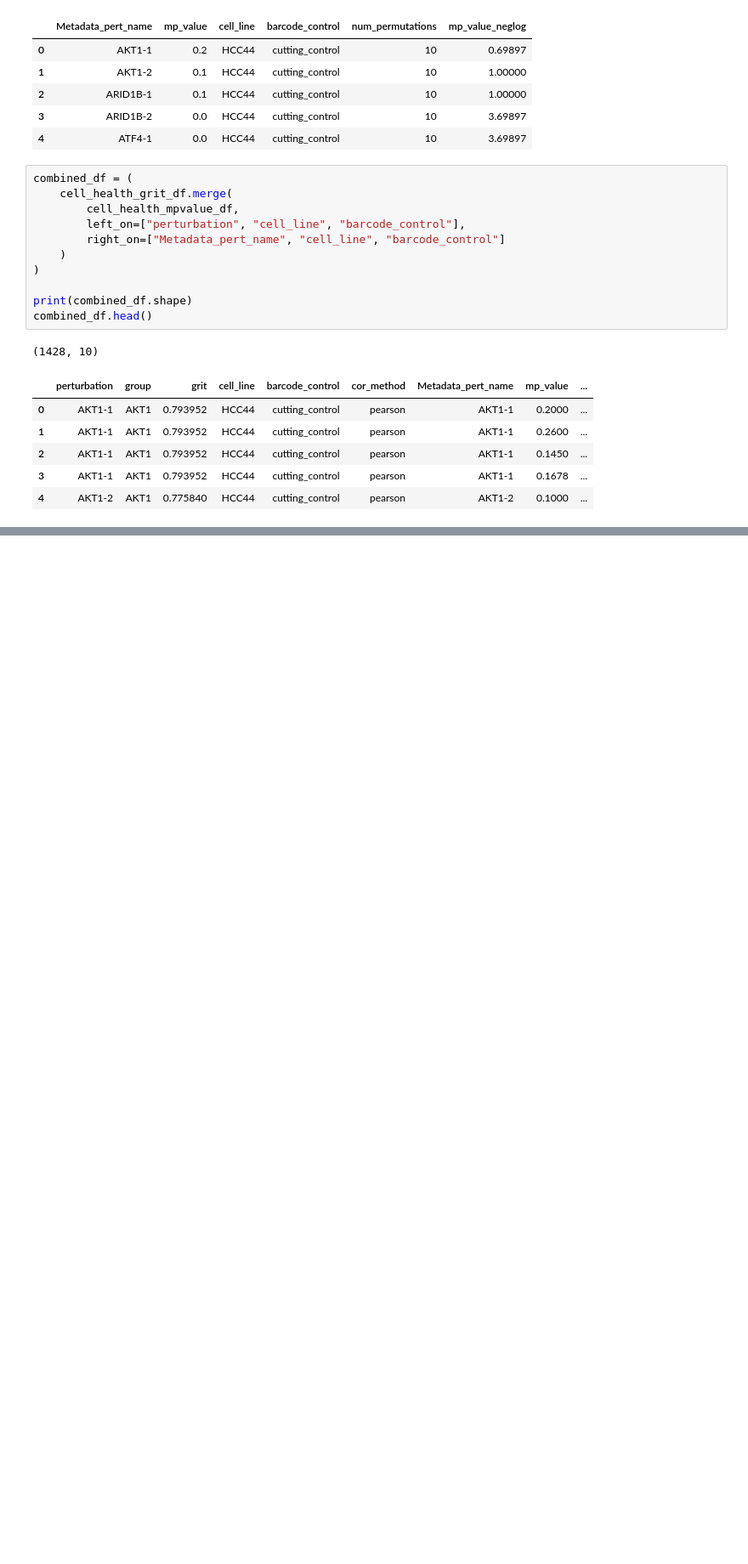
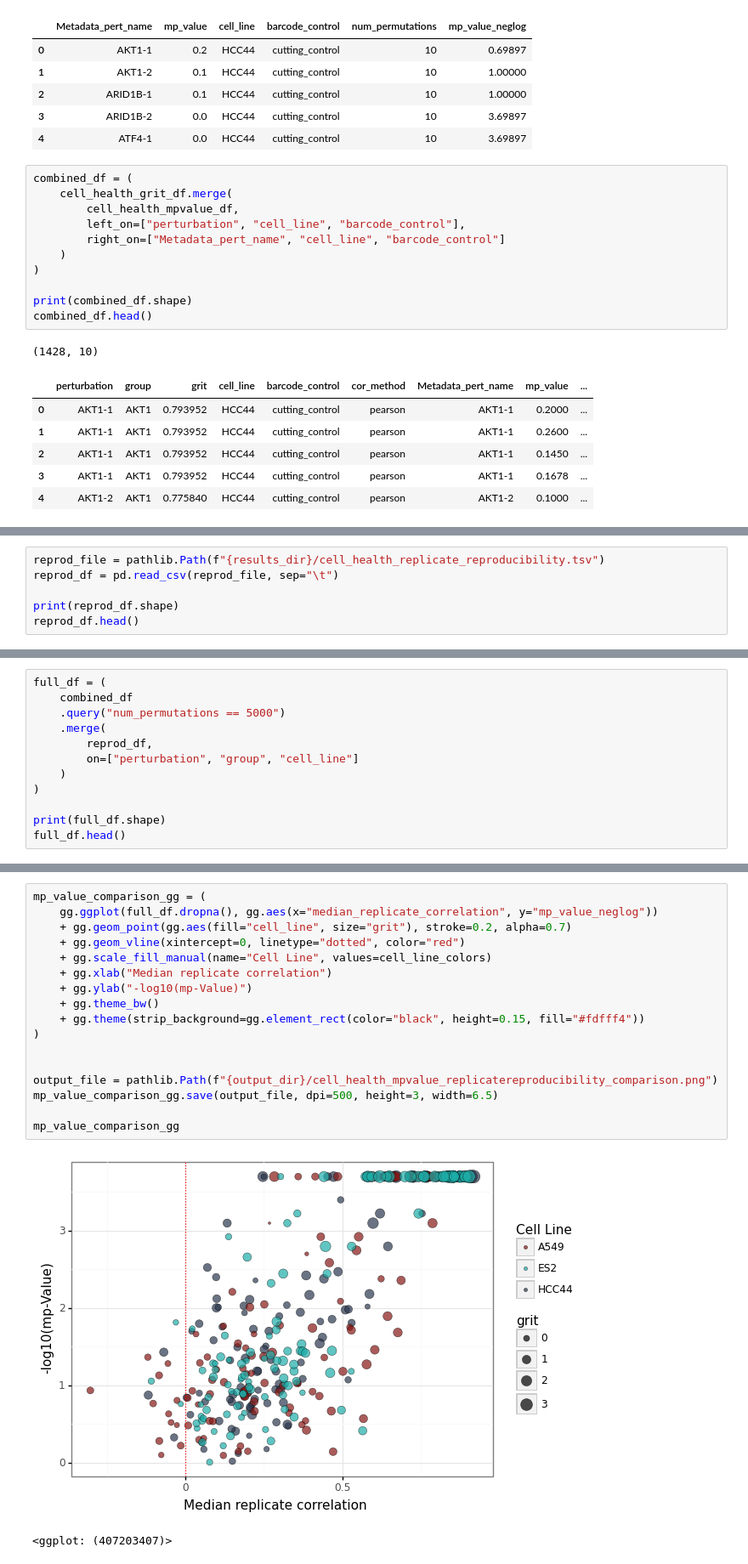
Before and after one commit to broadinstitute/grit-benchmark, a Jupyter notebook: 2.compare-metrics/cell-health/1.compare-mpvalue.ipynb, the cells around one changed output, grey strips where cells are left out. Shown at 85% size. Drawn from its saved outputs; the diff is of its cells as text; blank space fills up the shorter version.

Commit message:
add mp value vs replicate cor

```diff
--- a/2.compare-metrics/cell-health/1.compare-mpvalue.ipynb
+++ b/2.compare-metrics/cell-health/1.compare-mpvalue.ipynb
@@ -106,0 +109,6 @@ mp_value_comparison_gg
+# %%
+reprod_file = pathlib.Path(f"{results_dir}/cell_health_replicate_reproducibility.tsv")
+reprod_df = pd.read_csv(reprod_file, sep="\t")
+
+print(reprod_df.shape)
+reprod_df.head()
@@ -106,0 +123,12 @@ mp_value_comparison_gg
+# %%
+full_df = (
+    combined_df
+    .query("num_permutations == 5000")
+    .merge(
+        reprod_df,
+        on=["perturbation", "group", "cell_line"]
+    )
+)
+
+print(full_df.shape)
+full_df.head()
@@ -106,0 +143,20 @@ mp_value_comparison_gg
+# %%
+mp_value_comparison_gg = (
+    gg.ggplot(full_df.dropna(), gg.aes(x="median_replicate_correlation", y="mp_value_neglog"))
+    + gg.geom_point(gg.aes(fill="cell_line", size="grit"), stroke=0.2, alpha=0.7)
+    + gg.geom_vline(xintercept=0, linetype="dotted", color="red")
+    + gg.scale_fill_manual(name="Cell Line", values=cell_line_colors)
+    + gg.xlab("Median replicate correlation")
+    + gg.ylab("-log10(mp-Value)")
+    + gg.theme_bw()
+    + gg.theme(strip_background=gg.element_rect(color="black", height=0.15, fill="#fdfff4"))
+)
+
+
+output_file = pathlib.Path(f"{output_dir}/cell_health_mpvalue_replicatereproducibility_comparison.png")
+mp_value_comparison_gg.save(output_file, dpi=500, height=3, width=6.5)
+
+mp_value_comparison_gg
+# %% [output]
+[figure, added]
+<ggplot: (407203407)>
```
Also changed, not shown: parts of 4 cells of this notebook, 2 other files.
